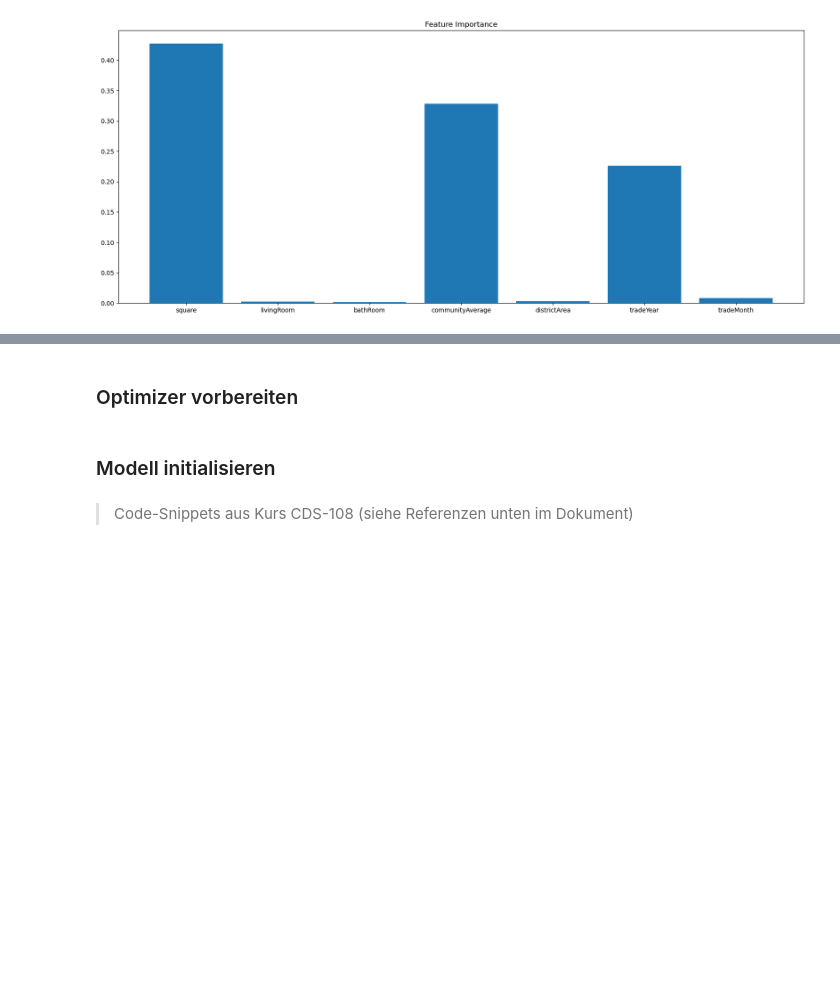
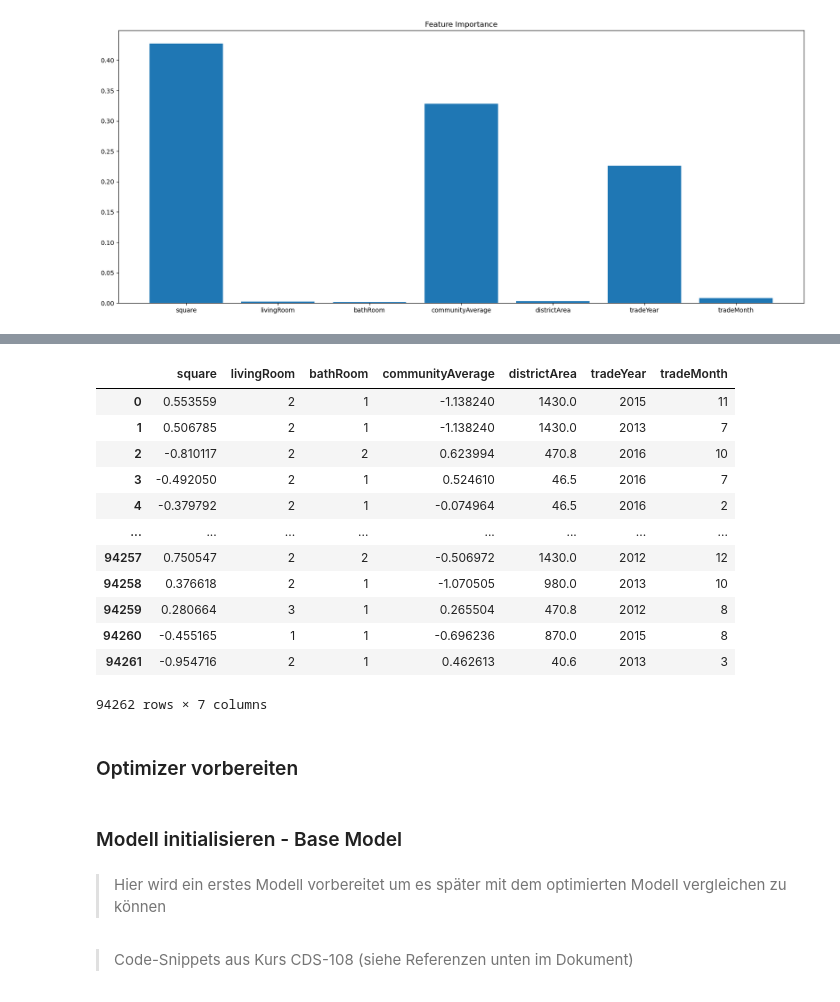
Before and after one commit to fhgr-cds-archive-class-2021/fhgr-3-s-ml-project-group-2, a Jupyter notebook: leandro/deep_learning_project/beijing_keras_leandro_gregorini.ipynb, the cells around one changed output, grey strips where cells are left out. Saved outputs shown, nothing was run; the diff lists cells and outputs as text; code cells hidden in the pictures; blank space fills up the shorter version.

```diff
--- a/leandro/deep_learning_project/beijing_keras_leandro_gregorini.ipynb
+++ b/leandro/deep_learning_project/beijing_keras_leandro_gregorini.ipynb
@@ -218,3 +261,19 @@ x_test = x_test[best_features]
+# %%
+x_test
+# %% [output]
+|  | square | livingRoom | bathRoom | communityAverage | districtArea | tradeYear | tradeMonth |
+| 0 | 0.553559 | 2 | 1 | -1.138240 | 1430.0 | 2015 | 11 |
+| 1 | 0.506785 | 2 | 1 | -1.138240 | 1430.0 | 2013 | 7 |
+| 2 | -0.810117 | 2 | 2 | 0.623994 | 470.8 | 2016 | 10 |
+| 3 | -0.492050 | 2 | 1 | 0.524610 | 46.5 | 2016 | 7 |
+| 4 | -0.379792 | 2 | 1 | -0.074964 | 46.5 | 2016 | 2 |
+| ... | ... | ... | ... | ... | ... | ... | ... |
+| 94257 | 0.750547 | 2 | 2 | -0.506972 | 1430.0 | 2012 | 12 |
+| 94258 | 0.376618 | 2 | 1 | -1.070505 | 980.0 | 2013 | 10 |
+| 94259 | 0.280664 | 3 | 1 | 0.265504 | 470.8 | 2012 | 8 |
+| 94260 | -0.455165 | 1 | 1 | -0.696236 | 870.0 | 2015 | 8 |
+| 94261 | -0.954716 | 2 | 1 | 0.462613 | 40.6 | 2013 | 3 |
+94262 rows × 7 columns
 # %% [markdown]
 ### Optimizer vorbereiten <a class="anchor" id="OptimizerVorbereiten"></a>
 # %%
@@ -237,7 +296,9 @@ def get_optimizer(optimizer_name, learning_rate):
 
     return optimizer
 # %% [markdown]
-### Modell initialisieren <a class="anchor" id="ModellInitialisieren"></a>
+### Modell initialisieren - Base Model <a class="anchor" id="ModellInitialisieren"></a>
+# %% [markdown]
+> Hier wird ein erstes Modell vorbereitet um es später mit dem optimierten Modell vergleichen zu können
 # %% [markdown]
 > Code-Snippets aus Kurs CDS-108 (siehe Referenzen unten im Dokument)
 # %%
```
Also changed, not shown: parts of 18 cells of this notebook, 3 other files.
